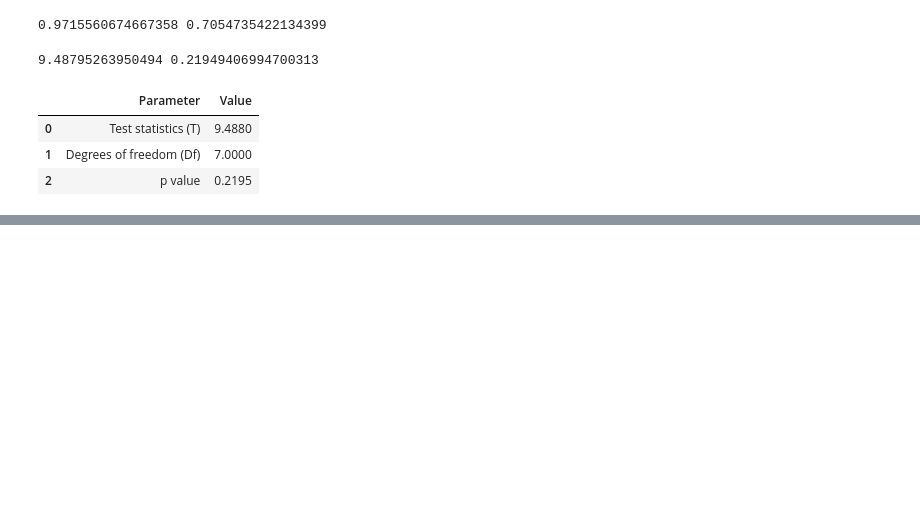
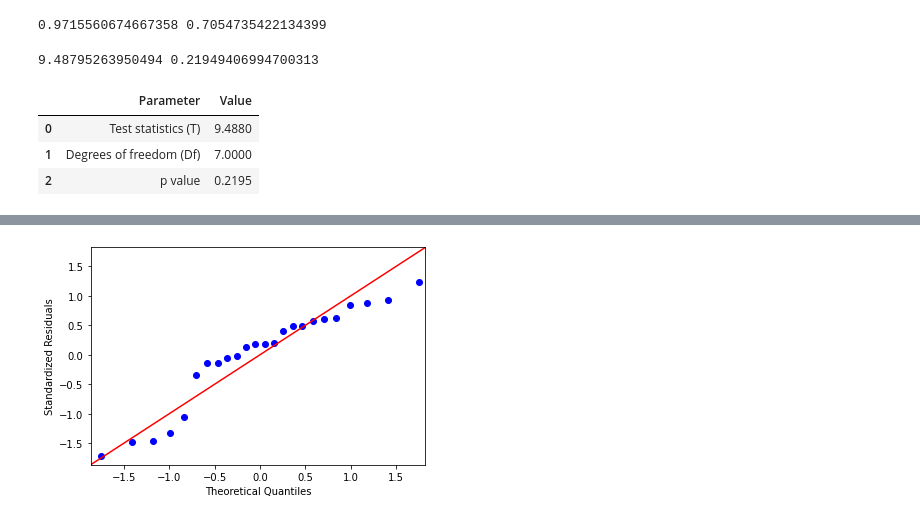
Before and after one commit to rman1061/Avocado, a Jupyter notebook: Copy_of_Statistical_Analysis.ipynb, the cells around one changed output, grey strips where cells are left out. Cells and saved outputs as stored; diff of their text form; code cells hidden in the pictures; blank space fills up the shorter version.

```diff
--- a/Copy_of_Statistical_Analysis.ipynb
+++ b/Copy_of_Statistical_Analysis.ipynb
@@ -1921,0 +1995,9 @@ res.bartlett_summary
+# %%
+# we will use bioinfokit (v1.0.3 or later) for performing tukey HSD test
+# check documentation here https://github.com/reneshbedre/bioinfokit
+from bioinfokit.analys import stat
+# perform multiple pairwise comparison (Tukey's HSD)
+# unequal sample size data, tukey_hsd uses Tukey-Kramer test
+res = stat()
+res.tukey_hsd(df=df_melt, res_var='value', xfac_var='treatments', anova_model='value ~ C(treatments)')
+res.tukey_summary
@@ -1921,0 +2022,10 @@ res.bartlett_summary
+# %%
+import statsmodels.api as sm
+import matplotlib.pyplot as plt
+# res.anova_std_residuals are standardized residuals obtained from ANOVA (check above)
+sm.qqplot(res.anova_std_residuals, line='45')
+plt.xlabel("Theoretical Quantiles")
+plt.ylabel("Standardized Residuals")
+plt.show()
+# %% [output]
+[figure, added]
```
Also changed, not shown: parts of 124 cells of this notebook.
